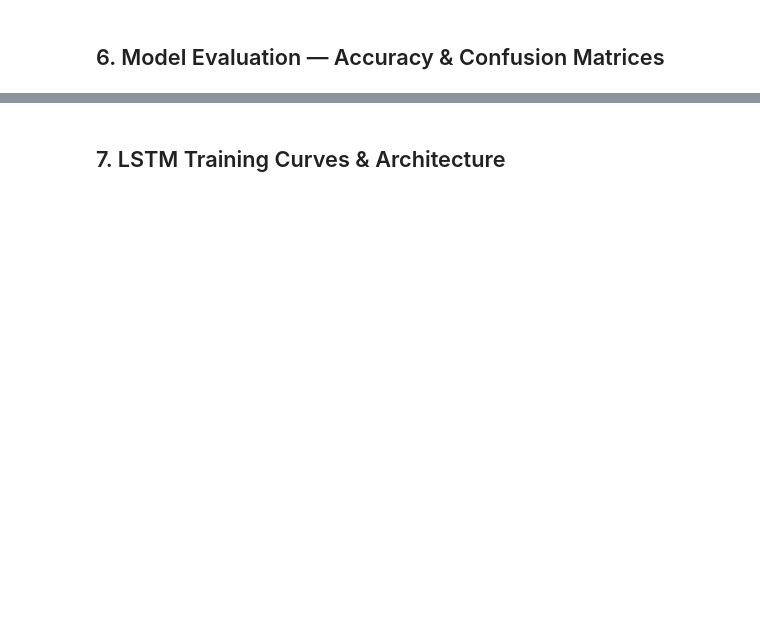
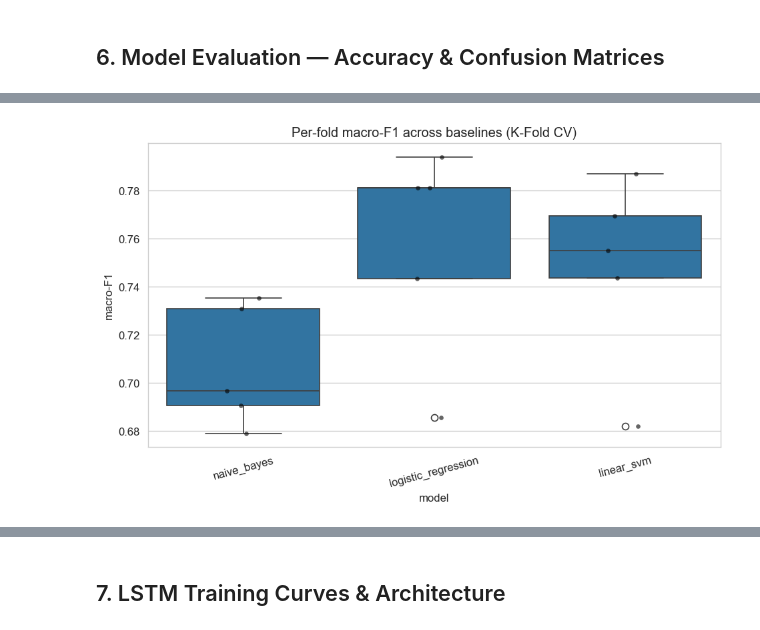
Before and after one commit to yuanyuanxie11/nlp-imdb-multimodal-genre-classification, a Jupyter notebook: notebooks/genre_classification_analysis.ipynb, the cells around one changed output, grey strips where cells are left out. Cells and saved outputs as stored; diff of their text form; code cells hidden in the pictures; blank space fills up the shorter version.

```diff
--- a/notebooks/genre_classification_analysis.ipynb
+++ b/notebooks/genre_classification_analysis.ipynb
@@ -498,0 +1086,18 @@ plt.show()
+# %%
+# ── Per-fold macro-F1 boxplot ─────────────────────────────────────────────────
+fold_scores_path = OUTPUT_DIR / 'tables' / 'baseline_cv_scores.csv'
+if fold_scores_path.exists():
+    fold_scores = pd.read_csv(fold_scores_path)
+    macro = fold_scores[fold_scores['metric'] == 'f1_macro']
+    fig, ax = plt.subplots(figsize=(8, 5))
+    sns.boxplot(data=macro, x='model', y='score', ax=ax)
+    sns.stripplot(data=macro, x='model', y='score', color='black', size=4, alpha=0.6, ax=ax)
+    ax.set_title('Per-fold macro-F1 across baselines (K-Fold CV)')
+    ax.set_ylabel('macro-F1')
+    plt.xticks(rotation=15)
+    plt.tight_layout()
+    plt.show()
+else:
+    print('Run `python -m src.train_baselines ...` to generate per-fold scores.')
+# %% [output]
+[figure, added]
```
Also changed, not shown: parts of 54 cells of this notebook, 12 other files.
